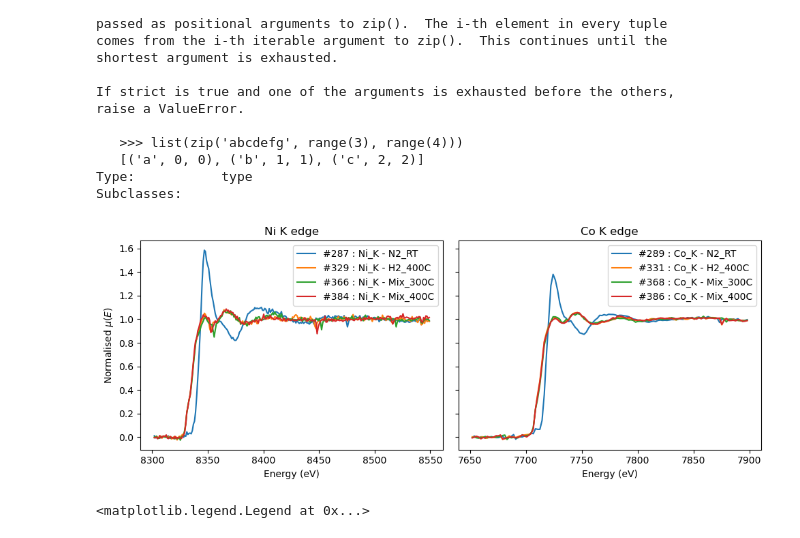
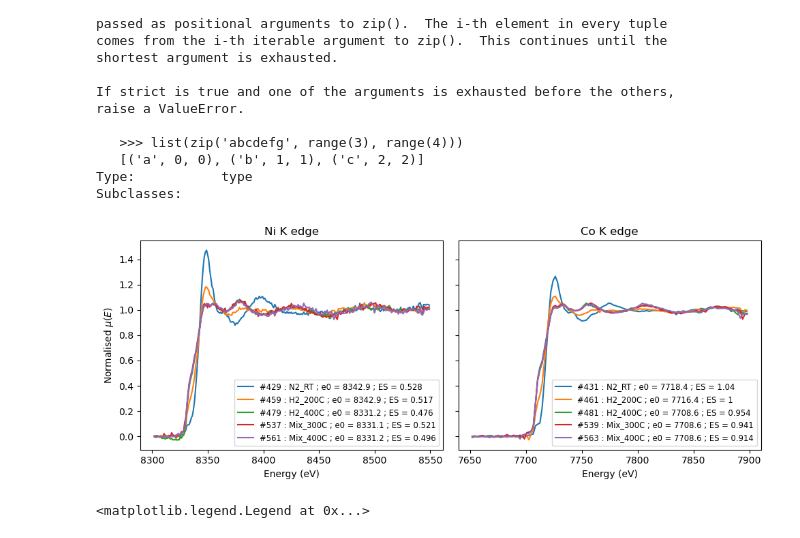
Before and after one commit to Awilson-cnrs/SIXS_analysis, a Jupyter notebook: notebooks/xas_sample3.ipynb, the cells around one changed output. Drawn from its saved outputs; the diff is of its cells as text; code cells hidden in the pictures.

```diff
--- a/Notebook/plotXAS_V1.ipynb
+++ b/notebooks/xas_sample3.ipynb
@@ -130,5 +174,5 @@ plt.show()
 # %%
-nxs = 287
+nxs = 431
 
 # load whole nxs
 filePath = [file_path for file_path in homePath.rglob(f"*{nxs}.nxs")][0]
@@ -213,7 +241,7 @@ for nxs in NXStoPlot:
 
     label = f'#{nxs} : {XASdict[str(nxs)]['edge']} - {XASdict[str(nxs)]['label']}'
 
-    plt.plot(data.energy, data.norm, label=label)
+    plt.plot(data.energy, data.flat, label=label)
 
 plt.legend()
 # %% [output]
@@ -237,43 +265,43 @@ raise a ValueError.
 Type:           type
 Subclasses:
 # %%
-NXStoPlot_Ni = [287, 329, 366, 384] # Ni
-NXStoPlot_Co = [289, 331, 368, 386] # Co
+
+NXStoPlot = [429, 431, 459, 461, 479, 481, 537, 539, 561, 563]
 
 fig, axes = plt.subplots(1, 2, figsize=(10, 4), sharey=True)
 
-for nxs_Ni, nxs_Co in zip(NXStoPlot_Ni, NXStoPlot_Co):
-    for nxs in list([nxs_Ni, nxs_Co]):
-        filePath = [file_path for file_path in homePath.rglob(f"*{nxs}.nxs")][0]
-        spectrum = rn5.DataSet(filePath.name, filePath.parent)
-        trimL, trimR = XASdict[str(nxs)]['trim'][0], -1 -XASdict[str(nxs)]['trim'][1]
+for nxs in NXStoPlot:
+    filePath = [file_path for file_path in homePath.rglob(f"*{nxs}.nxs")][0]
+    spectrum = rn5.DataSet(filePath.name, filePath.parent)
+    trimL, trimR = XASdict[str(nxs)]['trim'][0], -1 -XASdict[str(nxs)]['trim'][1]
 
-        energy = spectrum.energy[trimL:trimR]
-        mon1 = spectrum.xbpm_cx1_i[trimL:trimR]
-        img_masked = spectrum.xpad140*(1-mask)
-        roi0_masked = np.sum(img_masked, axis=(1, 2))[trimL:trimR]
-        XAS_masked = np.log(roi0_masked/mon1)
+    energy = spectrum.energy[trimL:trimR]
+    mon1 = spectrum.xbpm_cx1_i[trimL:trimR]
+    img_masked = spectrum.xpad140*(1-mask)
+    roi0_masked = np.sum(img_masked, axis=(1, 2))[trimL:trimR]
+    XAS_masked = np.log(roi0_masked/mon1)
 
-        data = Group(name='my group', energy=energy*1000, mu=XAS_masked)
-        pre_edge(data.energy, data.mu, group=data, **XASdict[str(nxs)]['normParams'])
+    data = Group(name='my group', energy=energy*1000, mu=XAS_masked)
+    pre_edge(data.energy, data.mu, group=data, **XASdict[str(nxs)]['normParams'])
 
-        label = f'#{nxs} : {XASdict[str(nxs)]['edge']} - {XASdict[str(nxs)]['label']}'
-        if XASdict[str(nxs)]['edge'] == 'Ni_K':
-            axes[0].plot(data.energy, data.flat, label=label)
-        elif XASdict[str(nxs)]['edge'] == 'Co_K':
-            axes[1].plot(data.energy, data.flat, label=label)
+    label = f'#{nxs} : {XASdict[str(nxs)]['label']} ; e0 = {data.e0:.1f} ; ES = {data.edge_step:.3g}'
 
-axes[0].legend()
+    if XASdict[str(nxs)]['edge'] == 'Ni_K':
+        axes[0].plot(data.energy, data.flat, label=label)
+    elif XASdict[str(nxs)]['edge'] == 'Co_K':
+        axes[1].plot(data.energy, data.flat, label=label)
+
+axes[0].legend(fontsize = 'small')
 axes[0].set_xlabel('Energy (eV)')
 axes[0].set_ylabel('Normalised $\mu(E)$')
 axes[0].set_title("Ni K edge")
-axes[1].legend()
+axes[1].legend(fontsize = 'small')
 axes[1].set_xlabel('Energy (eV)')
 axes[1].set_title("Co K edge")
 
 plt.tight_layout()
 # %% [output]
-[figure, old version]
+[figure, new version]
 # %%
 flagSave = False
 
```
Also changed, not shown: parts of 8 cells of this notebook, 28 other files.
